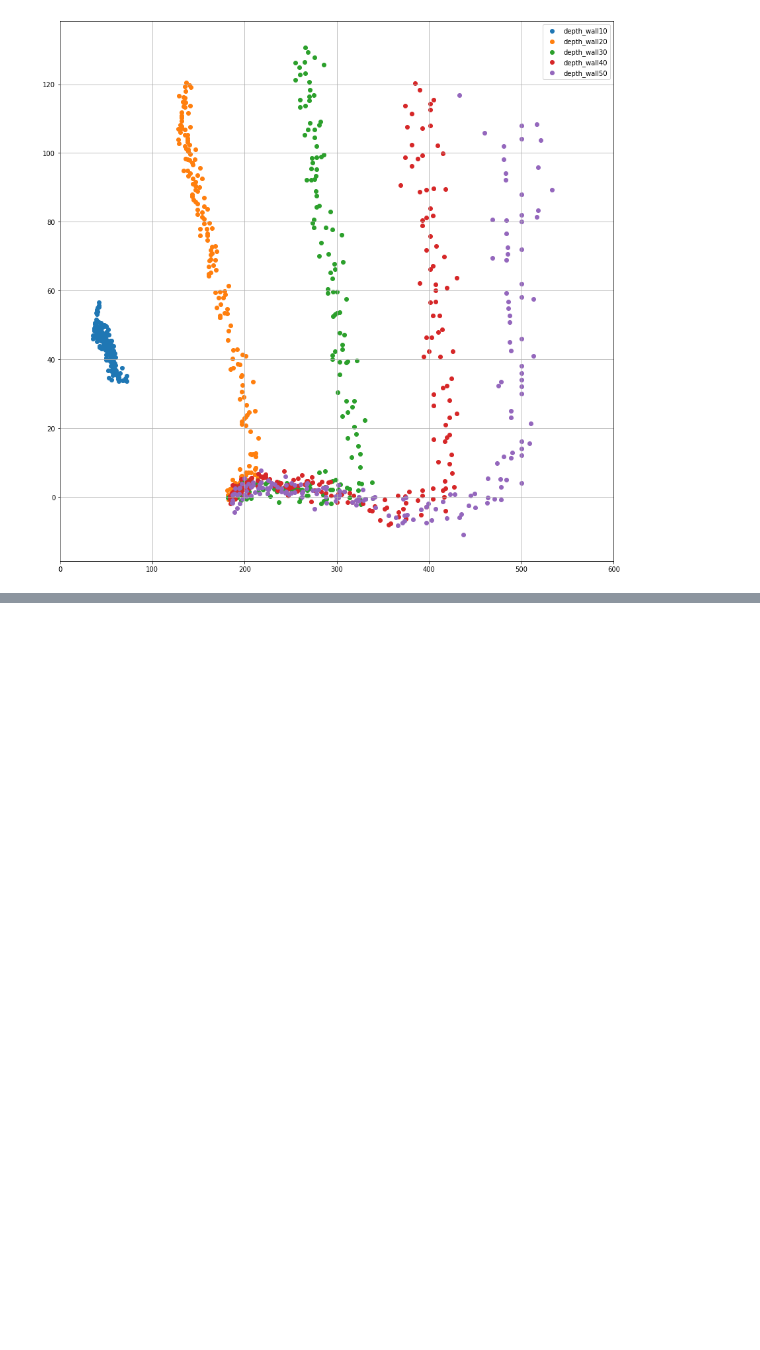
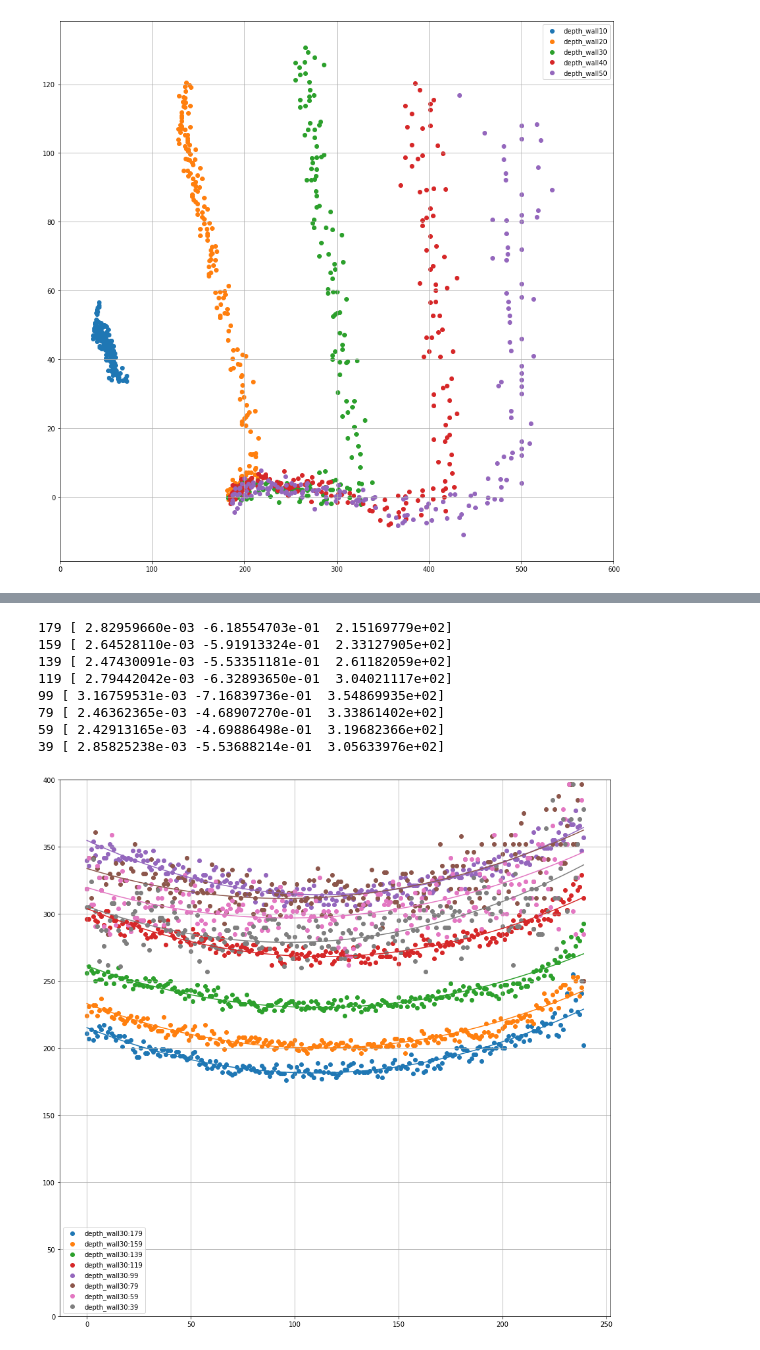
Before and after one commit to dimatoys/srobot, a Jupyter notebook: analysis/camera3.ipynb, the cells around one changed output, grey strips where cells are left out. Cells and saved outputs as stored; diff of their text form; code cells hidden in the pictures; blank space fills up the shorter version.

```diff
--- a/analysis/camera3.ipynb
+++ b/analysis/camera3.ipynb
@@ -478,0 +641,60 @@ plt.show()
+# %%
+from scipy.ndimage import convolve
+from math import *
+
+import matplotlib.pyplot as plt
+plt.rcParams["figure.figsize"] = (15,15)
+fig, ax = plt.subplots()
+
+def dscatter6(ax, file, y0):
+    img = load_img(file)
+    xd = []
+    yd = []
+    for x in range(width):
+        d = img[x,y0]
+        xd.append(x)
+
+        yd.append(d)
+
+    ax.scatter(xd, yd, label=f"{file}:{y0}")
+    c = np.polyfit(xd, yd, 2)
+    print(y0, c)
+    xp = []
+    yp = []
+    for x in range(0, width):
+        v = 0
+        for k in c:
+            v = v * x + k
+        yp.append(v)
+    ax.plot(xd,yp)
+
+
+#for y in range(1,151, 20):
+#    dscatter6(ax, "depth_side10", height - y)
+#dscatter6(ax, "depth_side20", xc)
+#for y in range(1,141, 20):
+#    dscatter6(ax, "depth_side30", height - y)
+#dscatter6(ax, "depth_side40", xc)
+#dscatter6(ax, "depth_side50", xc)
+for y in range(1,151, 20):
+    dscatter6(ax, "depth_wall30", height - y)
+#for y in range(1,141, 20):
+#    dscatter6(ax, "depth_wall70", y)
+
+
+ax.grid(True)
+ax.legend()
+ax.set_ylim(0,400)
+#ax.set_xlim(0,80)
+
+plt.show()
+# %% [output]
+179 [ 2.82959660e-03 -6.18554703e-01  2.15169779e+02]
+159 [ 2.64528110e-03 -5.91913324e-01  2.33127905e+02]
+139 [ 2.47430091e-03 -5.53351181e-01  2.61182059e+02]
+119 [ 2.79442042e-03 -6.32893650e-01  3.04021117e+02]
+99 [ 3.16759531e-03 -7.16839736e-01  3.54869935e+02]
+79 [ 2.46362365e-03 -4.68907270e-01  3.33861402e+02]
+59 [ 2.42913165e-03 -4.69886498e-01  3.19682366e+02]
+39 [ 2.85825238e-03 -5.53688214e-01  3.05633976e+02]
+[figure, added]
```
Also changed, not shown: parts of 5 cells of this notebook.
